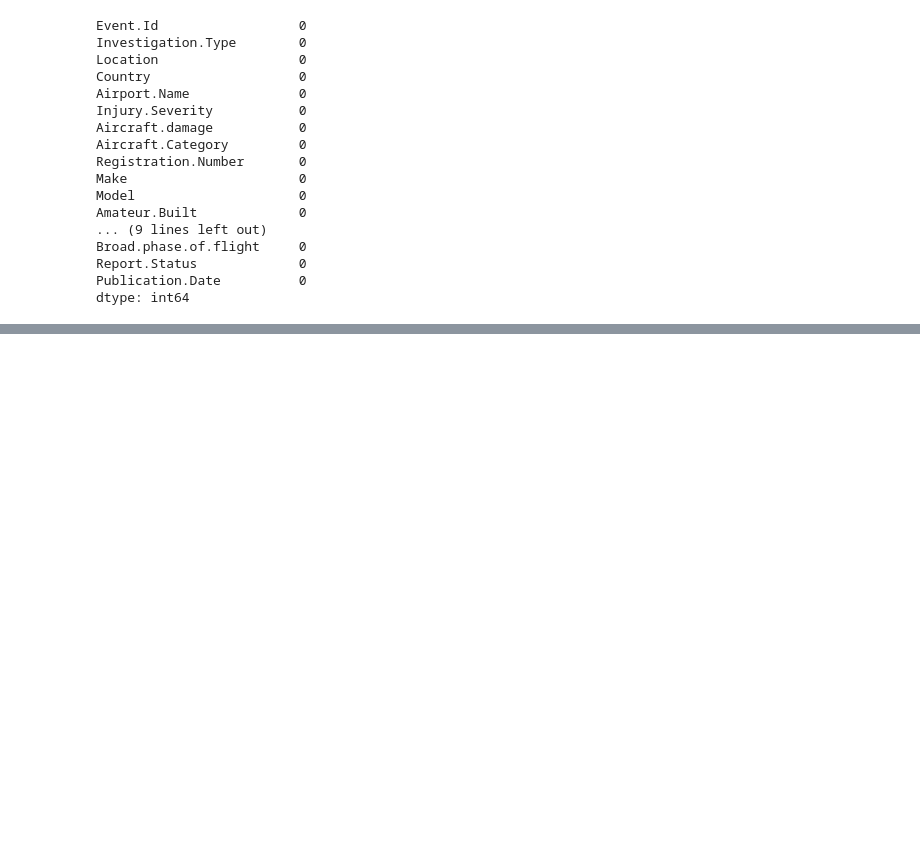
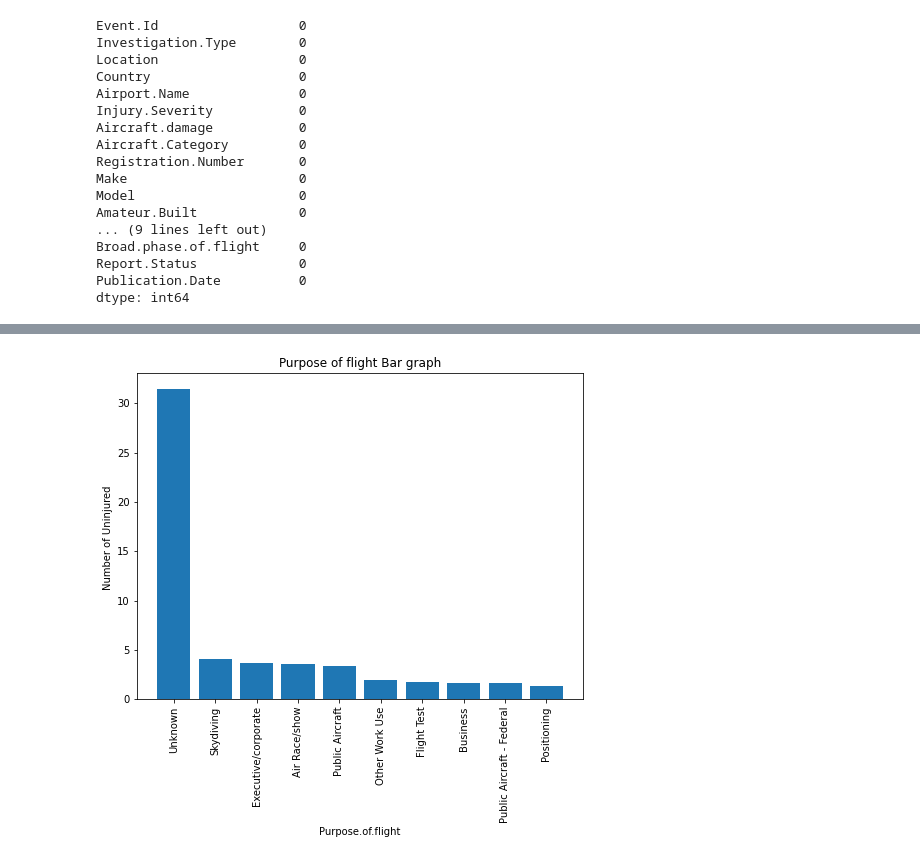
Before and after one commit to Masinde10/Masinde-Victor-dsc-10-Phase1-project, a Jupyter notebook: student.ipynb, the cells around one changed output, grey strips where cells are left out. Saved outputs shown, nothing was run; the diff lists cells and outputs as text; code cells hidden in the pictures; blank space fills up the shorter version.

```diff
--- a/student.ipynb
+++ b/student.ipynb
@@ -223,0 +345,5 @@ ax.hist(df['Air.carrier'],bins=8);
+# %%
+#Group data by Purpose of flight
+purpose=df[df['Aircraft.Category']=='Airplane'].groupby('Purpose.of.flight',)['Total.Uninjured'].mean()
+purpose=purpose.sort_values(ascending=False)[:10]
+purpose
@@ -223,0 +363,10 @@ ax.hist(df['Air.carrier'],bins=8);
+# %%
+#Plot Visualization
+fig, ax=plt.subplots(figsize=(8,6))
+ax.bar(purpose.index, purpose.values)
+plt.xticks(rotation=90)
+plt.xlabel('Purpose.of.flight')
+plt.ylabel('Number of Uninjured ')
+plt.title('Purpose of flight Bar graph');
+# %% [output]
+[figure, added]
```
Also changed, not shown: parts of 24 cells of this notebook, 2 other files.
